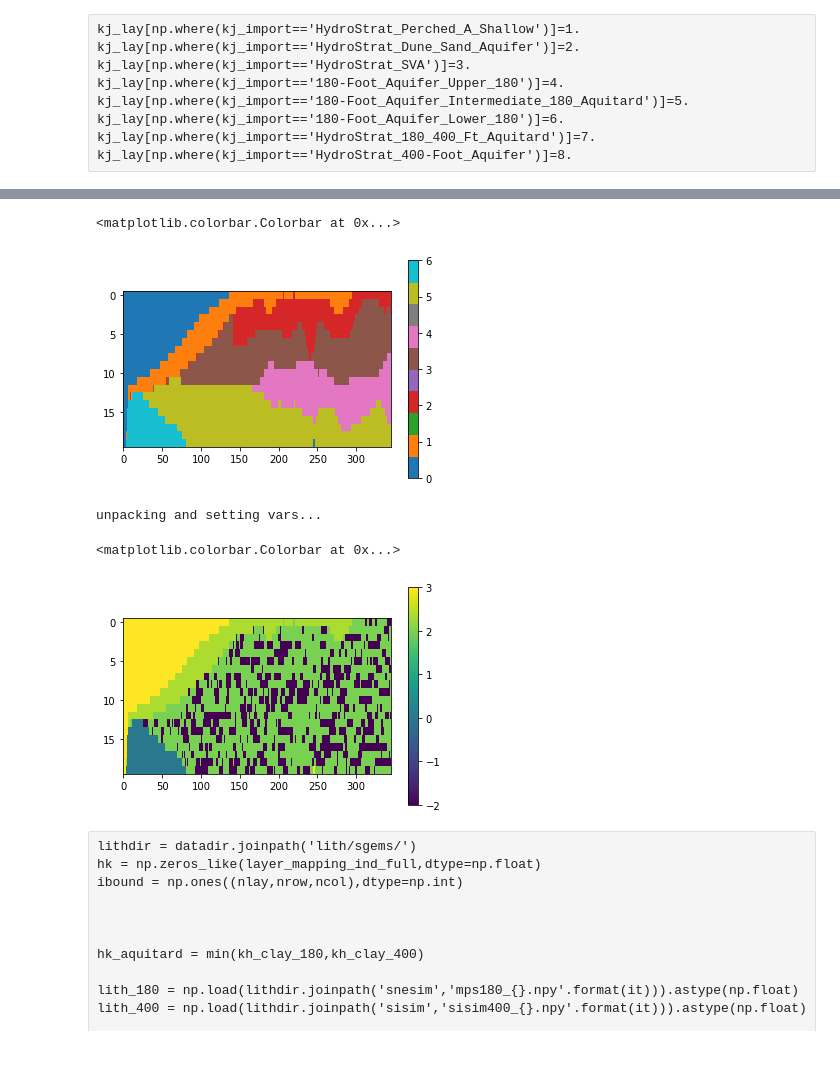
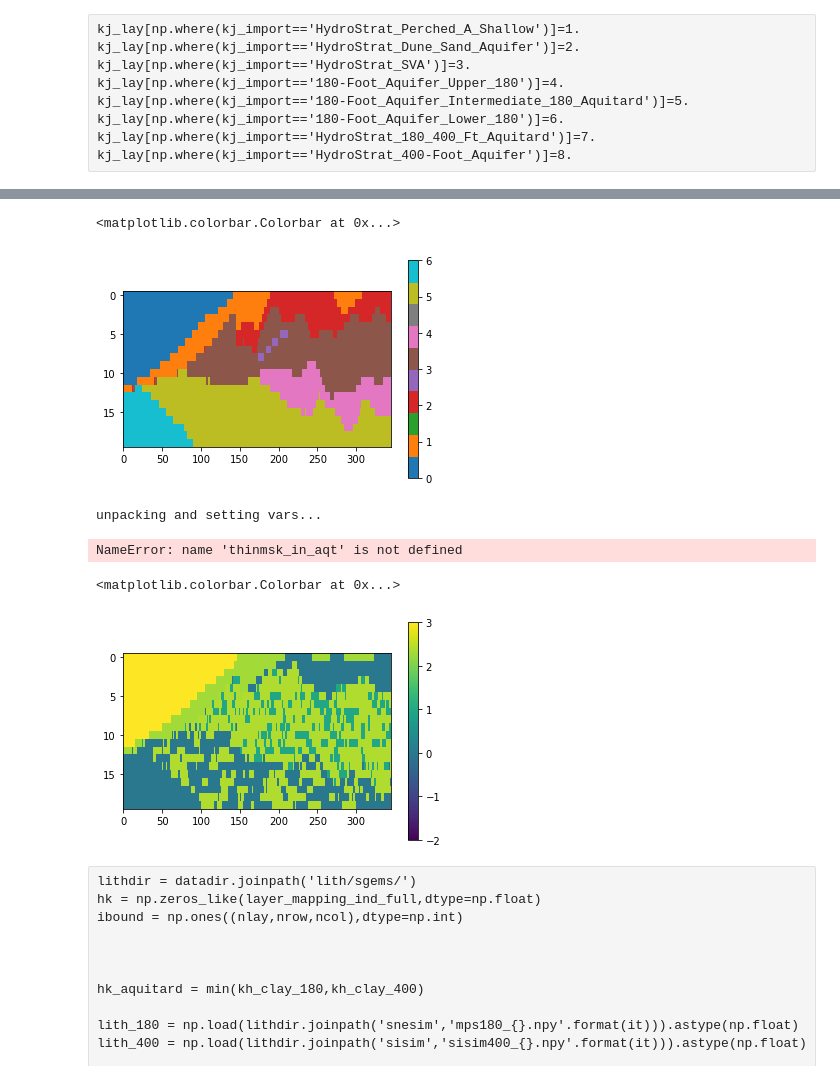
Before and after one commit to igotchalk/SWIlarge, a Jupyter notebook: notebook/test_xsection_SV.ipynb, the cells around one changed output, grey strips where cells are left out. Cells and saved outputs as stored; diff of their text form; code cells hidden in the pictures.

```diff
--- a/notebook/test_xsection_SV.ipynb
+++ b/notebook/test_xsection_SV.ipynb
@@ -331,8 +331,8 @@ Lt_m = ( (end_m_yr + end_m_mo/12)  - (start_m_yr + start_m_mo/12) )     *365
 start_m_datetime='{}/1/{}'.format(start_m_mo,start_m_yr)
 # %%
 #Name model
-modelname = 'NM'
-model_ws = workdir.joinpath("NM_xsection")
+modelname = 'SV'
+model_ws = workdir.joinpath("SV_xsection")
 #Name model
 sw_exe = config.swexe #set the exe path for seawat
 
@@ -343,17 +343,18 @@ nrow,ncol,nlay,nper = m_nm.nrow_ncol_nlay_nper
 
 # rows = np.arange(100,102)
 # rows = np.arange(100,102)
-# rows = np.arange(m_nm.nrow-102,   m_nm.nrow-101) #NM super reduced
 
 # rows = np.arange(nrow)
 # rows = np.arange(m_nm.nrow-159,   m_nm.nrow-132) #SV
+rows = np.arange(m_nm.nrow-135,   m_nm.nrow-134) #SV xsection
+
 # rows = np.arange(m_nm.nrow-114,   m_nm.nrow-74) #NM
-# rows = np.arange(m_nm.nrow-114,   m_nm.nrow-113) #NM reduced, tsw included in domain
+# rows = np.arange(m_nm.nrow-114,   m_nm.nrow-95) #NM reduced, tsw included in domain
 
 # rows= np.arange(196,197)
 # rows= np.arange(197,198)
 
-rows= np.arange(142,143)
+
 
 cols = np.arange(ncol)
 nrow =len(rows)
@@ -665,7 +662,7 @@ plt.gca().set_aspect(10)
 plt.colorbar()
 # %% [output]
 <matplotlib.colorbar.Colorbar at 0x...>
-[figure, old version]
+[figure, new version]
 # %%
 hk_nm = m_nm.lpf.hk.array
 x_nm = m_nm.modelgrid.xcellcenters
@@ -719,7 +716,7 @@ densefresh = 1000.
 denseslp = (densesalt - densefresh) / (Csalt - Cfresh)
 #denseslp = 0 #trick for testing constant density
 # %%
-it=1
+it=0
 f_varlist = Path('../data/PriorModel/varlist.pkl')
 job_id='test'
 
@@ -765,3 +766,48 @@ aL=1
+# %%
+por_sand = varlist['por_sand'][it] #done
+por_clay = varlist['por_clay'][it] #done
+aL = varlist['aL'][it] #done
+kvh = varlist['kvh'][it] #done
+kh_sand_180 = varlist['kh_sand_180'][it] #done
+kh_clay_180 = varlist['kh_clay_180'][it] #done
+kh_sand_400 = varlist['kh_sand_400'][it] #done
+kh_clay_400 = varlist['kh_clay_400'][it] #done
+kh_lay1     = varlist['kh_lay1'][it] #done
+
+x_cond =  np.random.randint(150,m.ncol,size=n_conduits)
+y_cond =np.random.randint(0,m.nrow,size=n_conduits)
+# x_cond = np.r_[x_cond,x_cond+1,x_cond,x_cond+1,x_cond-1,x_cond-1]
+# y_cond = np.r_[y_cond,y_cond,y_cond+1,y_cond+1,y_cond,y_cond+1]
+
+x_cond=np.r_[x_cond-1,x_cond,x_cond+1,x_cond-1,x_cond,x_cond+1,x_cond-1,x_cond,x_cond+1,x_cond-1,x_cond,x_cond+1]
+y_cond = np.r_[y_cond,y_cond,y_cond,y_cond+1,y_cond+1,y_cond+1,y_cond+2,y_cond+2,y_cond+2,y_cond-1,y_cond-1,y_cond-1]
+
+extra_conds = np.zeros_like(thinmsk_in_aqt)
+extra_conds[:,y_cond,x_cond] = True
+extra_conds = np.logical_and(extra_conds,layer_mapping_ind_full==4)
+
+
+# thinning_msk = thinmsk_in_aqt.copy()
+thinning_msk = np.logical_or(thinmsk_in_aqt,extra_conds)
+thin =np.round(thinning/25,2)*25
+thck = thinmsk_in_aqt.sum(axis=0)
+thck_new = np.round((1-thin)*thck,0).astype(np.int)
+
+for lay in range(m.nlay):
+    ij = np.argwhere(thinmsk_in_aqt[lay,:,:])
+    if len(ij)>0:
+        for val in ij:
+            thck_val = thinning_msk[:,val[0],val[1]].sum()
+            if thck_new[val[0],val[1]]==0:
+#                 print('zero thickness now...')
+                thinning_msk[:,val[0],val[1]]=False
+            else:
+#                 print('thinning now...')
+                thinning_msk[lay:lay+thck_new[val[0],val[1]],val[0],val[1]]=True
+                thinning_msk[:lay,val[0],val[1]]=False
+                thinning_msk[lay+thck_new[val[0],val[1]]:,val[0],val[1]]=False
+# %% [output]
+NameError: name 'thinmsk_in_aqt' is not defined
 # %%
 lithdir = datadir.joinpath('lith/sgems/')
 hk = np.zeros_like(kj_lay_red,dtype=np.float)
@@ -772,8 +818,8 @@ ibound = np.ones((nlay,nrow,ncol),dtype=np.int)
 hk_aquitard = min(kh_clay_180,kh_clay_400)
 
 lith_180 = np.load(lithdir.joinpath('snesim','mps180_{}.npy'.format(it))).astype(np.float)[:,rows,:]
-# lith_400 = np.load(lithdir.joinpath('sisim','sisim400_{}.npy'.format(it))).astype(np.float)[:,rows,:]
-lith_400 = lith_180.copy()
+lith_400 = np.load(lithdir.joinpath('sisim','sisim400_{}.npy'.format(it))).astype(np.float)[:,rows,:]
+# lith_400 = lith_180.copy()
 
 lith_180[lith_180==1.] = kh_sand_180
 lith_180[lith_180==0.] = kh_clay_180
@@ -785,35 +831,37 @@ lith_400[lith_400==0.] = kh_clay_400
 
 hk[np.where(kj_lay_red==0)] = 10000
 hk[np.where(kj_lay_red==1)] = kh_lay1
 hk[np.where(kj_lay_red==2)] = lith_180[np.where(kj_lay_red==2)] #SVA
-# hk[np.where(kj_lay_red==2)] = hk_aquitard
+hk[np.where(kj_lay_red==2)] = hk_aquitard
 hk[np.where(kj_lay_red==2.5)] = lith_180[np.where(kj_lay_red==2.5)] #int 180
 # hk[np.where(kj_lay_red==2.5)] = hk_aquitard
 
 hk[np.where(kj_lay_red==3)] = lith_180[np.where(kj_lay_red==3)]
 hk[np.where(kj_lay_red==4)] = lith_180[np.where(kj_lay_red==4)]
 # hk[np.where(kj_lay_red==4)] = hk_aquitard
 hk[np.where(kj_lay_red==5)] = lith_400[np.where(kj_lay_red==5)]
+# hk[np.where(kj_lay_red==5)] = kh_sand_400
+
 hk[np.where(kj_lay_red>5)] = 1.
 
 
 
 prsity = np.zeros_like(kj_lay_red,dtype=np.float)
 prsity[np.isin(hk,(kh_lay1,kh_sand_180,kh_sand_400))]=por_sand
 prsity[np.where(prsity==0.)]=por_clay
 
 
 # hk = hk[:,rows,:]
 # prsity = prsity[:,rows,:]
 
 
 plt.figure()
 plt.imshow(np.log10(hk)[:,0,:],vmin=-2,vmax=3,interpolation='nearest')
 plt.gca().set_aspect(10)
 plt.colorbar()
 # %% [output]
 <matplotlib.colorbar.Colorbar at 0x...>
-[figure, old version]
+[figure, new version]
 # %% [raw]
 lithdir = datadir.joinpath('lith/sgems/')
 hk = np.zeros_like(layer_mapping_ind_full,dtype=np.float)
```
Also changed, not shown: parts of 20 cells of this notebook, 13 other files.
